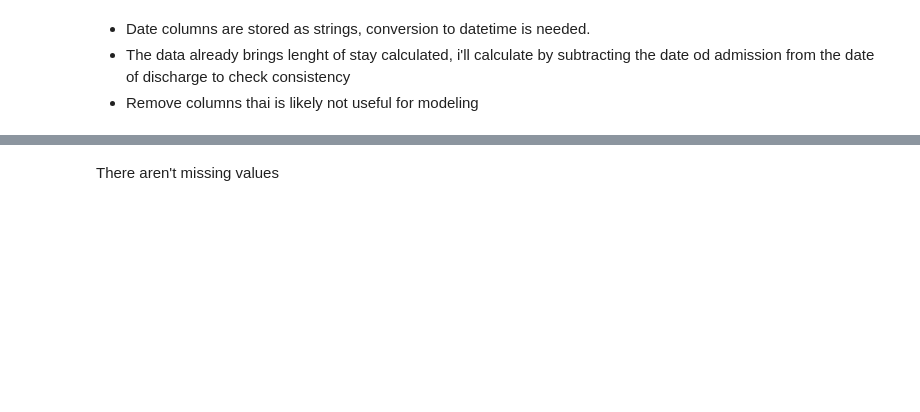
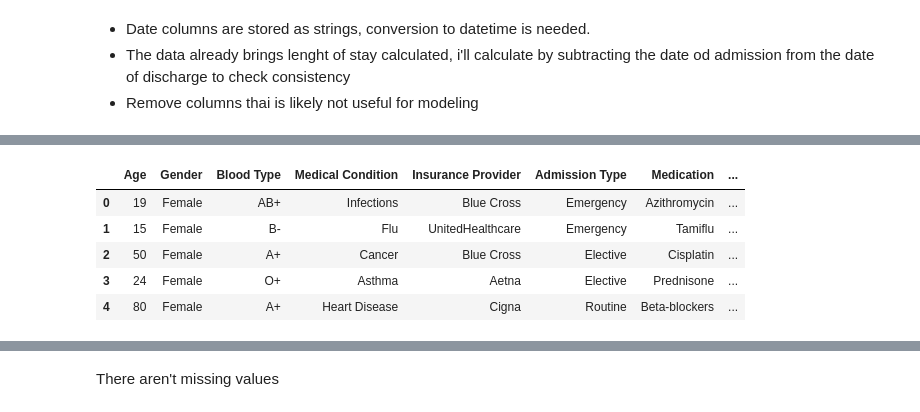
Before and after one commit to souigoralvim/length-of-stay-descomplica, a Jupyter notebook: notebooks/EDA.ipynb, the cells around one changed output, grey strips where cells are left out. Drawn from its saved outputs; the diff is of its cells as text; code cells hidden in the pictures; blank space fills up the shorter version.

```diff
--- a/notebooks/EDA.ipynb
+++ b/notebooks/EDA.ipynb
@@ -28,8 +55,15 @@ print('Differences between calculated and original Length of Stay:', differences
 # %%
 # Remove the 'Calculated Length of Stay' column and trivial text columns
 analysis_data = original_data.copy()
-analysis_data = analysis_data.drop(columns=['Calculated Length of Stay', 'Name','Date of Admission','Doctor','Hospital','Room Number', 'Discharge Date'])
+analysis_data = analysis_data.drop(columns=['Calculated Length of Stay', 'Name','Date of Admission','Doctor','Hospital','Billing Amount','Room Number', 'Discharge Date'])
 analysis_data.head()
+# %% [output]
+|  | Age | Gender | Blood Type | Medical Condition | Insurance Provider | Admission Type | Medication | ... |
+| 0 | 19 | Female | AB+ | Infections | Blue Cross | Emergency | Azithromycin | ... |
+| 1 | 15 | Female | B- | Flu | UnitedHealthcare | Emergency | Tamiflu | ... |
+| 2 | 50 | Female | A+ | Cancer | Blue Cross | Elective | Cisplatin | ... |
+| 3 | 24 | Female | O+ | Asthma | Aetna | Elective | Prednisone | ... |
+| 4 | 80 | Female | A+ | Heart Disease | Cigna | Routine | Beta-blockers | ... |
 # %%
 # Check for missing values
 print(analysis_data.isnull().sum())
```
Also changed, not shown: parts of 12 cells of this notebook.
